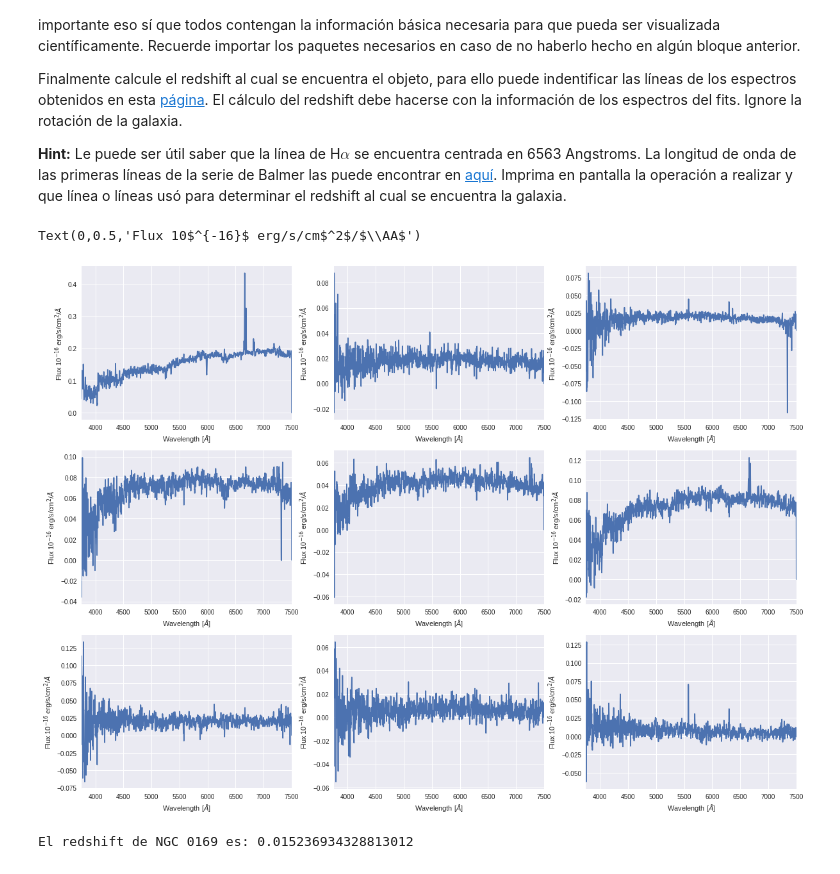
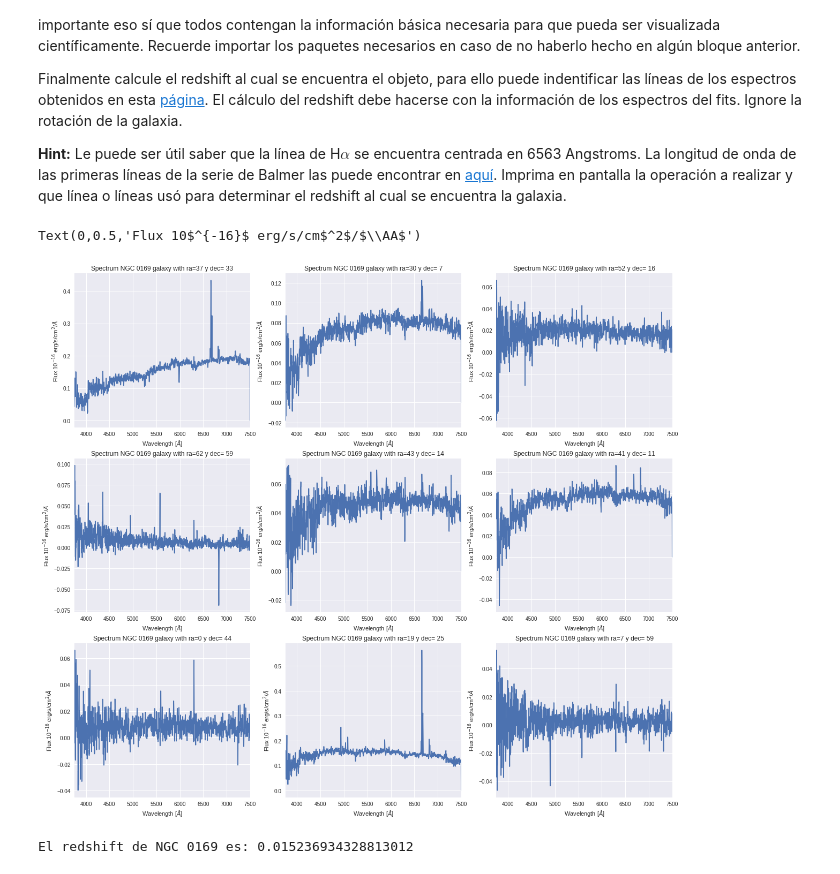
Before and after one commit to Antonego64/minitarea4, a Jupyter notebook: minitarea4.ipynb, the cells around one changed output. Cells and saved outputs as stored; diff of their text form; code cells hidden in the pictures.

Commit message:
[v5] (ver descripción) -Incorporación de comentarios en celdas de texto con markdown + una imagen de la galaxia NGC 0169 -Añadidos títulos para los 9 ploteos de la sección 3

```diff
--- a/minitarea4.ipynb
+++ b/minitarea4.ipynb
@@ -197,7 +206,7 @@ Finalmente calcule el redshift al cual se encuentra el objeto, para ello puede i
 **Hint:** Le puede ser útil saber que la línea de H$\alpha$ se encuentra centrada en 6563 Angstroms. La longitud de onda de las primeras líneas de la serie de Balmer las puede encontrar en [aquí](https://es.wikipedia.org/wiki/L%C3%ADneas_de_Balmer). Imprima en pantalla la operación a realizar y que línea o líneas usó para determinar el redshift al cual se encuentra la galaxia.
 # %%
 from random import randint
-plt.figure(figsize=(20,15)) #ancho y alto
+plt.figure(figsize=(20,18)) #ancho y alto
 
 ra1=randint(0,72)  #si pongo 78 aquí, eventualmente se cae puesto que no hay pixeles >72 en dec
 dec1=randint(0,72) #lo mismo para las demás de abajo...
@@ -228,61 +237,70 @@ ra=header['CRPIX1'] #este y el de abajo, son los que corresponden con los pixele
 dec=header['CRPIX2']
 
 plt.subplot(331) # primer subplot de 9 en total (notar que hay 3 filas x 3 columnas)
-plt.plot(lo,data[:,ra,dec]) #este corresponde al que tenemos que hacer...
+plt.plot(lo,data[:,ra,dec]) #este corresponde al que tenemos que hacer en el enunciado
+plt.title('Spectrum NGC 0169 galaxy with ra='+str(ra)+ ' y dec= '+str(dec))
 plt.xlim(3750,7500)
 plt.xlabel('Wavelength [$\AA$]')
 plt.ylabel('Flux 10$^{-16}$ erg/s/cm$^2$/$\AA$')
 
 plt.subplot(332) # segundo subplot
 plt.plot(lo,data[:,ra1,dec1])
+plt.title('Spectrum NGC 0169 galaxy with ra='+str(ra1)+ ' y dec= '+str(dec1))
 plt.xlim(3750,7500)
 plt.xlabel('Wavelength [$\AA$]')
 plt.ylabel('Flux 10$^{-16}$ erg/s/cm$^2$/$\AA$')
 
 plt.subplot(333) # tercer subplot
 plt.plot(lo,data[:,ra2,dec2])
+plt.title('Spectrum NGC 0169 galaxy with ra='+str(ra2)+ ' y dec= '+str(dec2))
 plt.xlim(3750,7500)
 plt.xlabel('Wavelength [$\AA$]')
 plt.ylabel('Flux 10$^{-16}$ erg/s/cm$^2$/$\AA$')
 
 plt.subplot(334) # cuarto subplot
 plt.plot(lo,data[:,ra3,dec3])
+plt.title('Spectrum NGC 0169 galaxy with ra='+str(ra3)+ ' y dec= '+str(dec3))
 plt.xlim(3750,7500)
 plt.xlabel('Wavelength [$\AA$]')
 plt.ylabel('Flux 10$^{-16}$ erg/s/cm$^2$/$\AA$')
 
 plt.subplot(335) # quinto subplot
 plt.plot(lo,data[:,ra4,dec4])
+plt.title('Spectrum NGC 0169 galaxy with ra='+str(ra4)+ ' y dec= '+str(dec4))
 plt.xlim(3750,7500)
 plt.xlabel('Wavelength [$\AA$]')
 plt.ylabel('Flux 10$^{-16}$ erg/s/cm$^2$/$\AA$')
 
 plt.subplot(336) # sexto subplot
 plt.plot(lo,data[:,ra5,dec5])
+plt.title('Spectrum NGC 0169 galaxy with ra='+str(ra5)+ ' y dec= '+str(dec5))
 plt.xlim(3750,7500)
 plt.xlabel('Wavelength [$\AA$]')
 plt.ylabel('Flux 10$^{-16}$ erg/s/cm$^2$/$\AA$')
 
 plt.subplot(337) # septimo subplot
 plt.plot(lo,data[:,ra6,dec6])
+plt.title('Spectrum NGC 0169 galaxy with ra='+str(ra6)+ ' y dec= '+str(dec6))
 plt.xlim(3750,7500)
 plt.xlabel('Wavelength [$\AA$]')
 plt.ylabel('Flux 10$^{-16}$ erg/s/cm$^2$/$\AA$')
 
 plt.subplot(338) # octavo subplot
 plt.plot(lo,data[:,ra7,dec7])
+plt.title('Spectrum NGC 0169 galaxy with ra='+str(ra7)+ ' y dec= '+str(dec7))
 plt.xlim(3750,7500)
 plt.xlabel('Wavelength [$\AA$]')
 plt.ylabel('Flux 10$^{-16}$ erg/s/cm$^2$/$\AA$')
 
 plt.subplot(339) # noveno subplot
 plt.plot(lo,data[:,ra8,dec8])
+plt.title('Spectrum NGC 0169 galaxy with ra='+str(ra8)+ ' y dec= '+str(dec8))
 plt.xlim(3750,7500)
 plt.xlabel('Wavelength [$\AA$]')
 plt.ylabel('Flux 10$^{-16}$ erg/s/cm$^2$/$\AA$')
 # %% [output]
 Text(0,0.5,'Flux 10$^{-16}$ erg/s/cm$^2$/$\\AA$')
-[figure, old version]
+[figure, new version]
 # %%
 #Cálculo de redshift
 
```
Also changed, not shown: parts of 9 cells of this notebook.
